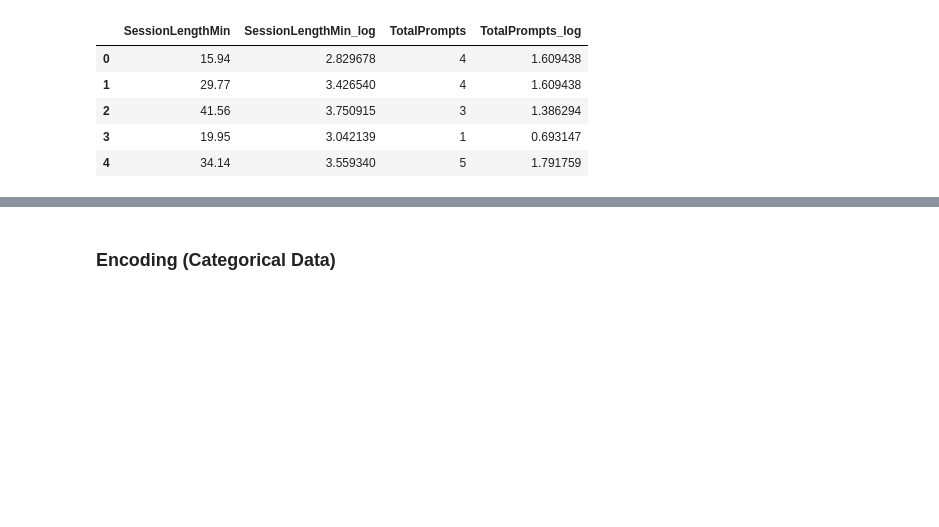
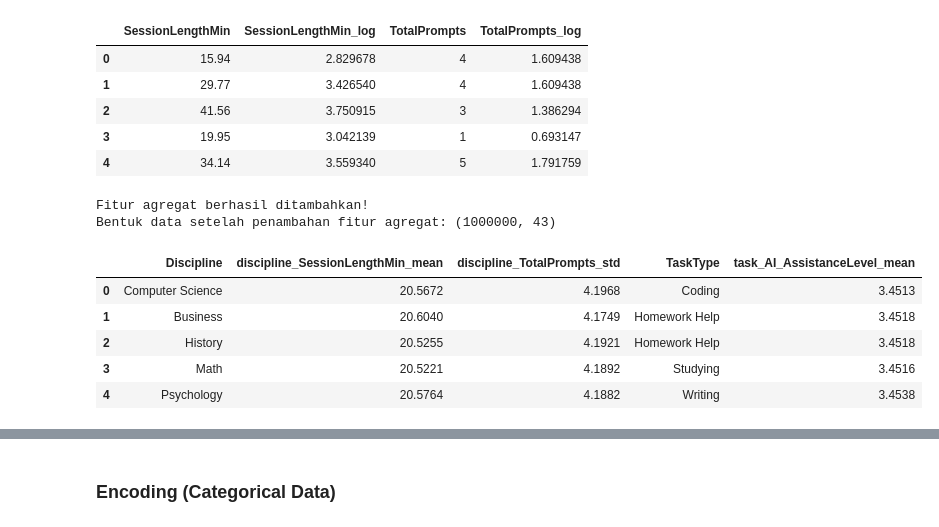
Before and after one commit to HazwanAdhikara/compIT-2025, a Jupyter notebook: notebook.ipynb, the cells around one changed output, grey strips where cells are left out. Drawn from its saved outputs; the diff is of its cells as text; code cells hidden in the pictures; blank space fills up the shorter version.

```diff
--- a/notebook.ipynb
+++ b/notebook.ipynb
@@ -249,3 +249,57 @@ Hasil transformasi log berhasil dibuat:
 | 2 | 41.56 | 3.750915 | 3 | 1.386294 |
 | 3 | 19.95 | 3.042139 | 1 | 0.693147 |
 | 4 | 34.14 | 3.559340 | 5 | 1.791759 |
+# %%
+# Fitur Agregat Berdasarkan 'Discipline'
+discipline_stats = combined_df.groupby('Discipline').agg({
+    'SessionLengthMin': ['mean', 'std', 'max'],
+    'TotalPrompts': ['mean', 'std', 'max'],
+    'AI_AssistanceLevel': ['mean', 'median'],
+    'SatisfactionRating': ['mean', 'median']
+}).round(4)
+
+# Flatten kolom multi-level
+discipline_stats.columns = ['discipline_' + '_'.join(col).strip() for col in discipline_stats.columns.values]
+discipline_stats.reset_index(inplace=True)
+
+# Fitur Agregat Berdasarkan 'TaskType'
+task_stats = combined_df.groupby('TaskType').agg({
+    'SessionLengthMin': ['mean', 'std'],
+    'TotalPrompts': ['mean', 'std'],
+    'AI_AssistanceLevel': ['mean', 'median'],
+    'SatisfactionRating': ['mean', 'median']
+}).round(4)
+
+task_stats.columns = ['task_' + '_'.join(col).strip() for col in task_stats.columns.values]
+task_stats.reset_index(inplace=True)
+
+# Fitur Agregat Berdasarkan 'StudentLevel'
+student_stats = combined_df.groupby('StudentLevel').agg({
+    'SessionLengthMin': ['mean', 'median'],
+    'TotalPrompts': ['mean', 'median'],
+    'prompts_per_minute': ['mean', 'std']
+}).round(4)
+
+student_stats.columns = ['student_' + '_'.join(col).strip() for col in student_stats.columns.values]
+student_stats.reset_index(inplace=True)
+
+# Gabungkan fitur agregat ke dataframe utama
+combined_df = combined_df.merge(discipline_stats, on='Discipline', how='left')
+combined_df = combined_df.merge(task_stats, on='TaskType', how='left')
+combined_df = combined_df.merge(student_stats, on='StudentLevel', how='left')
+
+print("Fitur agregat berhasil ditambahkan!")
+print("Bentuk data setelah penambahan fitur agregat:", combined_df.shape)
+
+# Tampilkan beberapa fitur baru
+display(combined_df[['Discipline', 'discipline_SessionLengthMin_mean', 'discipline_TotalPrompts_std',
+                     'TaskType', 'task_AI_AssistanceLevel_mean']].head())
+# %% [output]
+Fitur agregat berhasil ditambahkan!
+Bentuk data setelah penambahan fitur agregat: (1000000, 43)
+|  | Discipline | discipline_SessionLengthMin_mean | discipline_TotalPrompts_std | TaskType | task_AI_AssistanceLevel_mean |
+| 0 | Computer Science | 20.5672 | 4.1968 | Coding | 3.4513 |
+| 1 | Business | 20.6040 | 4.1749 | Homework Help | 3.4518 |
+| 2 | History | 20.5255 | 4.1921 | Homework Help | 3.4518 |
+| 3 | Math | 20.5221 | 4.1892 | Studying | 3.4516 |
+| 4 | Psychology | 20.5764 | 4.1882 | Writing | 3.4538 |
```
Also changed, not shown: parts of 8 cells of this notebook, 3 other files.
